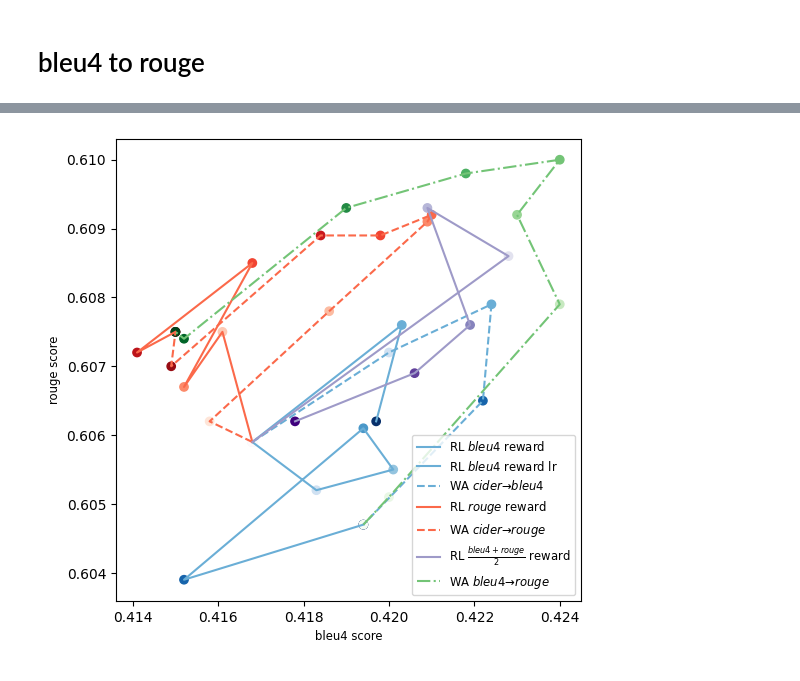
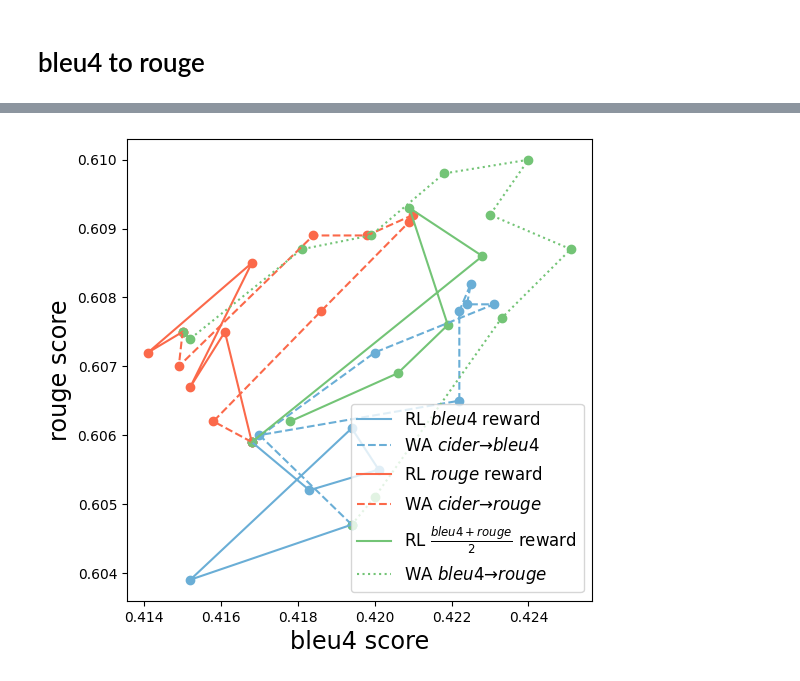
Before and after one commit to alexrame/domainbedv2, a Jupyter notebook: notebooks/rl/captioning/wa_rl_captioning.ipynb, the cells around one changed output, grey strips where cells are left out. Cells and saved outputs as stored; diff of their text form; code cells hidden in the pictures.

```diff
--- a/notebooks/rl/captioning/wa_rl_captioning.ipynb
+++ b/notebooks/rl/captioning/wa_rl_captioning.ipynb
@@ -250,29 +266,29 @@ fig_dr = plot.plot_key(
 # %%
 plot.plt.rcParams["figure.figsize"] = (6, 6)
 fig_dr = plot.plot_key(
     [
-        e2e_bleu4.l_step, e2e_bleu4.l_steplr, e2e_bleu4.l_wa, e2e_rouge.l_step, e2e_rouge.l_wa,
-        e2e_bleu4rouge.l_step,
-        e2e_bleu4rouge.l_wa_rougebleu4
+        e2e_bleu4.l_step, e2e_bleu4.l_wa,
+        e2e_rouge.l_step, e2e_rouge.l_wa,
+        e2e_bleu4rouge.l_step, e2e_bleu4rouge.l_wa
     ],
     key_x="Bleu_4",
     key_y="ROUGE_L",
     labels=[
         r"RL $bleu4$ reward",
-        r"RL $bleu4$ reward lr",
         r"WA $cider \to bleu4$",
-        r"RL $rouge$ reward", r"WA $cider \to rouge$",
+        r"RL $rouge$ reward",
+        r"WA $cider \to rouge$",
         r"RL $\frac{bleu4+rouge}{2}$ reward",
         r"WA $bleu4 \to rouge$"
     ],
     loc="best",
-    keycolor="lambda",
-    colormaps=['Blues', 'Blues', 'Blues', 'Reds', 'Reds', "Purples", 'Greens'],
-    linestyles=['solid', 'solid', 'dashed', 'solid', 'dashed', "solid", 'dashdot'],
+    # keycolor="lambda",
+    colormaps=['Blues', 'Blues',  'Reds', 'Reds', "Greens", 'Greens'],
+    linestyles=['solid', 'dashed', 'solid', 'dashed', "solid", 'dotted'],
     connect_points=True
 )
 # %% [output]
-[figure, old version]
+[figure, new version]
 # %%
 # debug
 # %%
```
Also changed, not shown: parts of 12 cells of this notebook, 46 other files.
